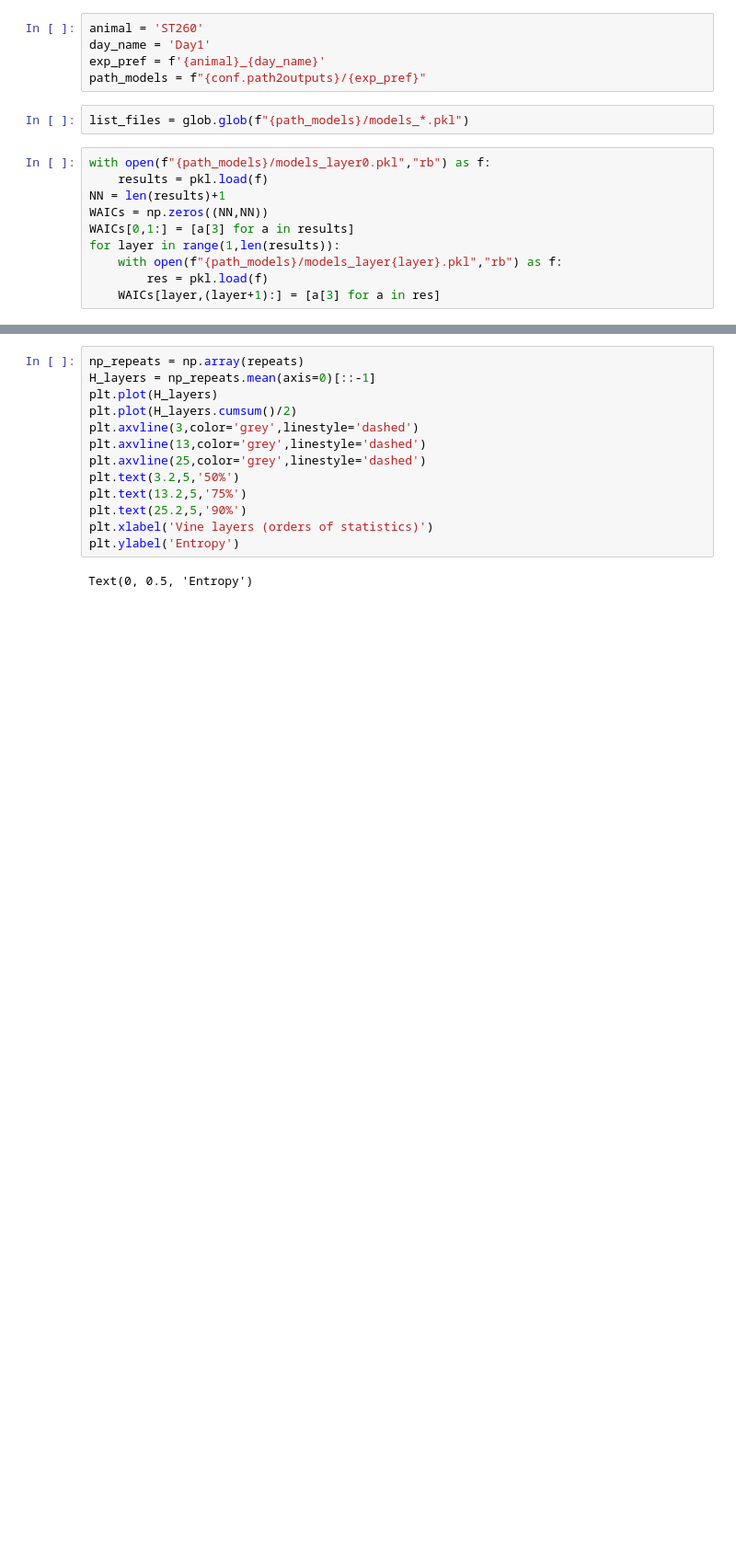
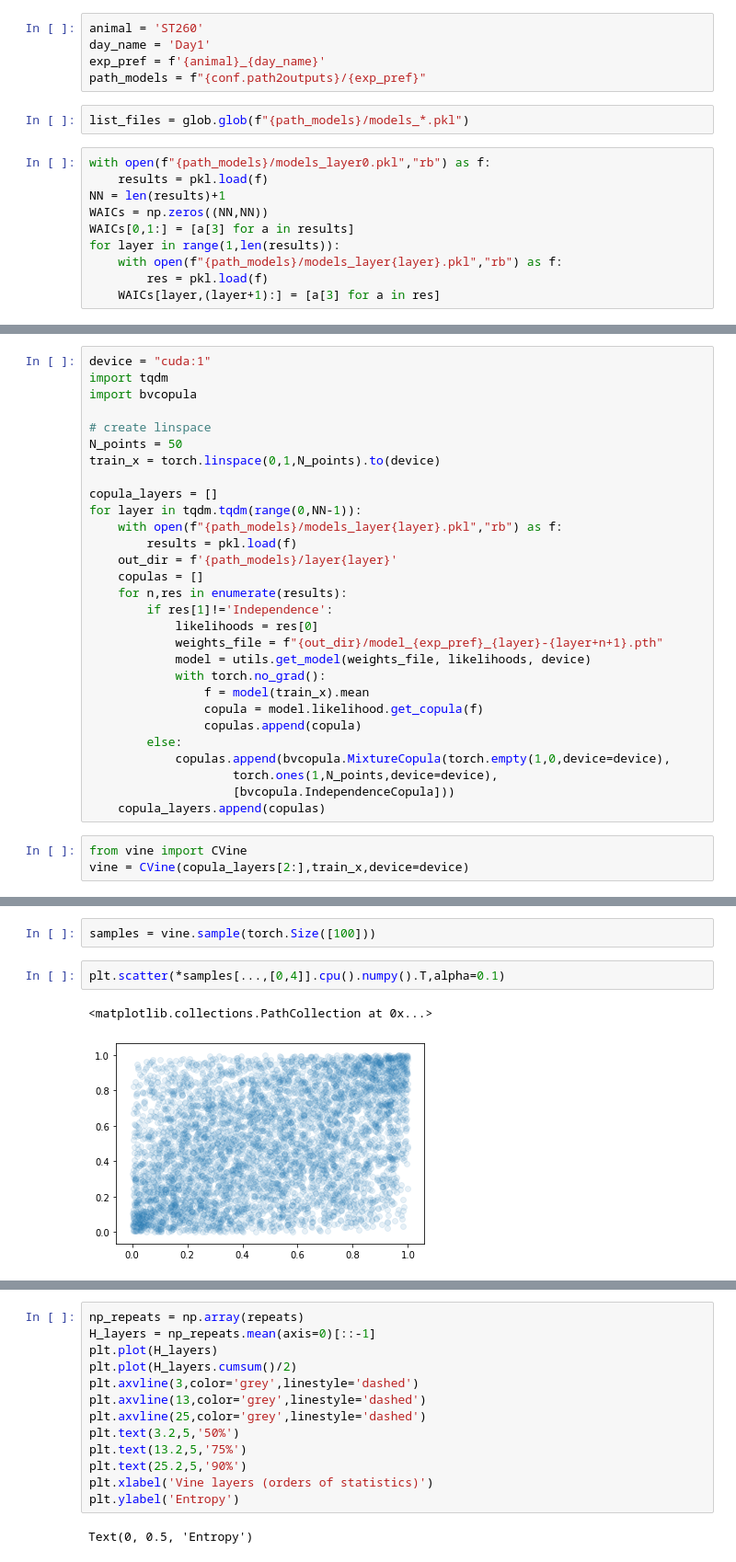
Before and after one commit to NinelK/CopulaGP, a Jupyter notebook: notebooks/vine/Vine.ipynb, the cells around one changed output, grey strips where cells are left out. Shown: that part at 92% size. Cells and saved outputs as stored; diff of their text form; blank space fills up the shorter version.

```diff
--- a/notebooks/vine/Vine.ipynb
+++ b/notebooks/vine/Vine.ipynb
@@ -89,0 +35,32 @@ for r in repeats:
+# %%
+device = "cuda:1"
+import tqdm
+import bvcopula
+
+# create linspace
+N_points = 50
+train_x = torch.linspace(0,1,N_points).to(device)
+
+copula_layers = []
+for layer in tqdm.tqdm(range(0,NN-1)):
+    with open(f"{path_models}/models_layer{layer}.pkl","rb") as f:
+        results = pkl.load(f)
+    out_dir = f'{path_models}/layer{layer}'
+    copulas = []
+    for n,res in enumerate(results):
+        if res[1]!='Independence':
+            likelihoods = res[0]
+            weights_file = f"{out_dir}/model_{exp_pref}_{layer}-{layer+n+1}.pth"
+            model = utils.get_model(weights_file, likelihoods, device)
+            with torch.no_grad():
+                f = model(train_x).mean
+                copula = model.likelihood.get_copula(f)
+                copulas.append(copula)
+        else:
+            copulas.append(bvcopula.MixtureCopula(torch.empty(1,0,device=device),
+                    torch.ones(1,N_points,device=device),
+                    [bvcopula.IndependenceCopula]))
+    copula_layers.append(copulas)
+# %%
+from vine import CVine
+vine = CVine(copula_layers[2:],train_x,device=device)
@@ -89,0 +74,7 @@ for r in repeats:
+# %%
+samples = vine.sample(torch.Size([100]))
+# %%
+plt.scatter(*samples[...,[0,4]].cpu().numpy().T,alpha=0.1)
+# %% [output]
+<matplotlib.collections.PathCollection at 0x...>
+[figure, added]
```
Also changed, not shown: parts of 14 cells of this notebook, 10 other files.
